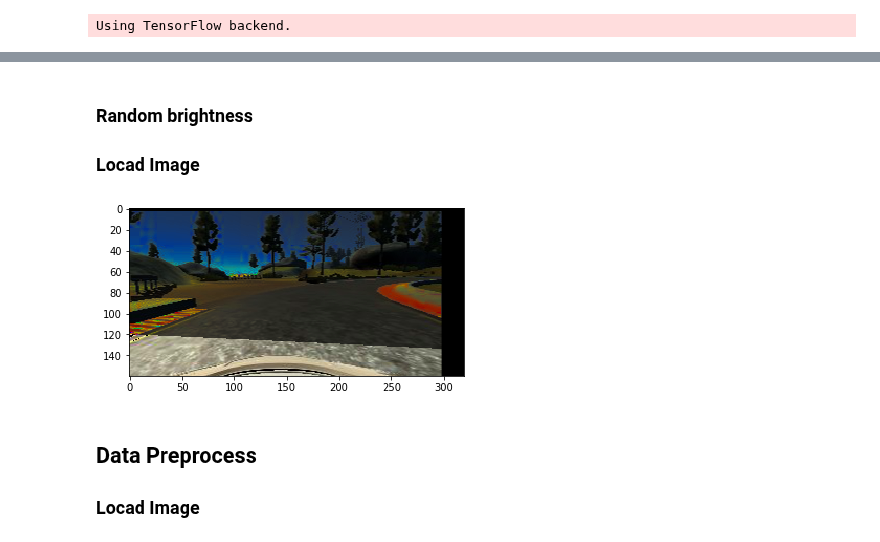
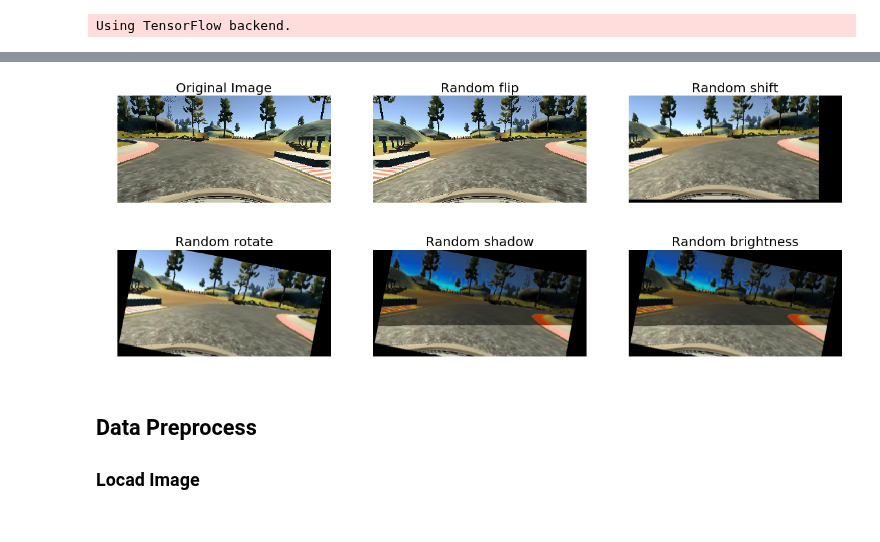
Before and after one commit to dragon7-fc/CarND-Behavioral-Cloning-P3, a Jupyter notebook: Behavioral_Cloning.ipynb, the cells around one changed output, grey strips where cells are left out. Drawn from its saved outputs; the diff is of its cells as text; code cells hidden in the pictures.

```diff
--- a/Behavioral_Cloning.ipynb
+++ b/Behavioral_Cloning.ipynb
@@ -247,13 +266,7 @@ import matplotlib.pyplot as plt
 IMAGE = 'IMG/center_2016_12_01_13_31_15_513.jpg'
 steering_angle = 0
 
-ORI_IMAGE = 'images/ori.jpg'
-FLIP_IMAGE = 'images/flip.jpg'
-SHIFT_IMAGE = 'images/shift.jpg'
-SHADOW_IMAGE = 'images/shadow.jpg'
-BRIGHTNESS_IMAGE = 'images/brightness.jpg'
-CROP_IMAGE = 'images/crop.jpg'
-RESIZE_IMAGE = 'images/resize.jpg'
-YUV_IMAGE = 'images/yuv.jpg'
+AUG_IMAGE = 'images/aug.jpg'
+PRE_IMAGE = 'images/pre.jpg'
 # %% [markdown]
 ## Data Augmentation
@@ -294,13 +273,41 @@ plt.imsave(SHADOW_IMAGE, img)
-# %% [markdown]
-### Random brightness
-
-### Locad Image
-# %%
-img = model.img_random_brightness(img)
-plt.imshow(img)
-plt.imsave(BRIGHTNESS_IMAGE, img)
-# %% [output]
-[figure, removed]
+# %%
+model = Model()
+
+f, ((ax1, ax2, ax3), (ax4, ax5, ax6)) = plt.subplots(2,3, figsize=(20, 8))
+
+img = model.load_image(IMAGE)
+ax1.imshow(img)
+ax1.set_title('Original Image', fontsize=20)
+ax1.axis('off')
+
+img, steering_angle = model.img_random_flip(img, 0.1)
+ax2.imshow(img)
+ax2.set_title('Random flip', fontsize=20)
+ax2.axis('off')
+
+img, steering_angle = model.img_random_shift(img, steering_angle)
+ax3.imshow(img)
+ax3.set_title('Random shift', fontsize=20)
+ax3.axis('off')
+
+img, steering_angle = model.img_random_rotate(img, steering_angle)
+ax4.imshow(img)
+ax4.set_title('Random rotate', fontsize=20)
+ax4.axis('off')
+
+img = model.img_random_shadow(img)
+ax5.imshow(img)
+ax5.set_title('Random shadow', fontsize=20)
+ax5.axis('off')
+
+ax6.imshow(img)
+ax6.set_title('Random brightness', fontsize=20)
+ax6.axis('off')
+
+plt.show()
+f.savefig(AUG_IMAGE)
+# %% [output]
+[figure, added]
 # %% [markdown]
 ## Data Preprocess
 
```
Also changed, not shown: parts of 15 cells of this notebook, 13 other files.
